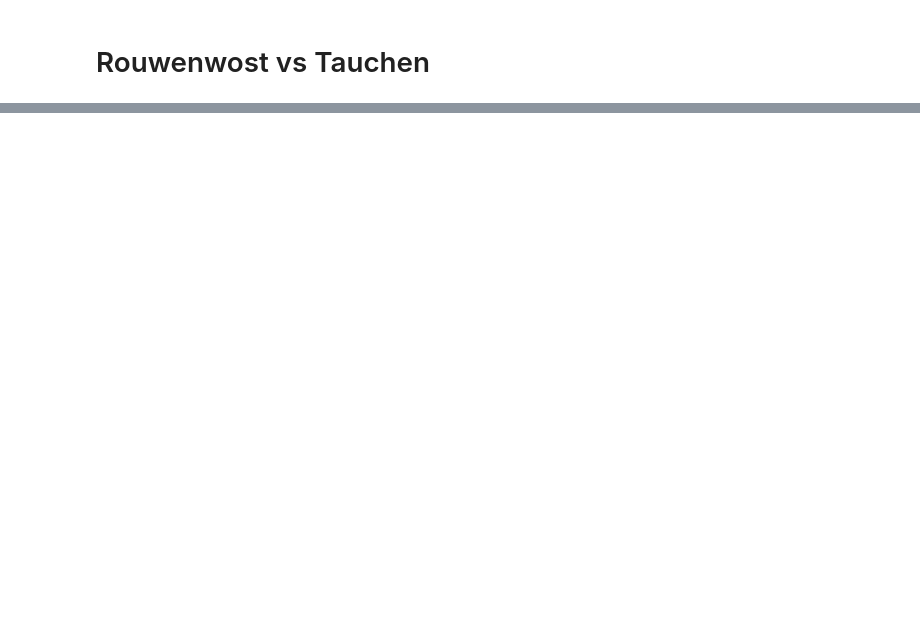
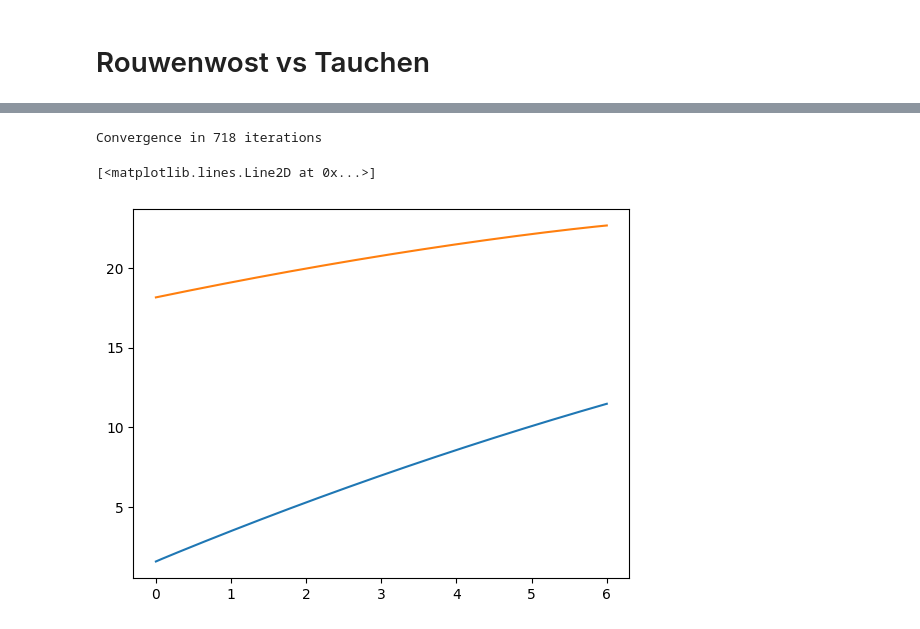
Before and after one commit to marcdelabarrera/14_462, a Jupyter notebook: recitation_2/recitation_2.ipynb, the cells around one changed output, grey strips where cells are left out. Drawn from its saved outputs; the diff is of its cells as text; code cells hidden in the pictures; blank space fills up the shorter version.

```diff
--- a/recitation_2/recitation_2.ipynb
+++ b/recitation_2/recitation_2.ipynb
@@ -58,0 +100,27 @@ Tauchen           4.393
+# %%
+a_grid, y_grid = np.meshgrid(a_states, y_states)
+a_grid, y_grid = a_grid.reshape(-1,1),y_grid.reshape(-1,1)
+# %%
+def u(c):
+    return jnp.where(c>0, jnp.log(c), -1e10)
+# %%
+def update_v(v_next, it):
+    v = jnp.max(u((1+r)*a_grid+y_grid-a_states.T)+beta*jnp.repeat(transition_matrix@v_next.reshape(n_y, n_a),n_a, axis=0),axis=1,keepdims=True)
+    return v, jnp.sum((v-v_next)**2), it+1
+
+def policy_function(v_next):
+    return a_states[jnp.argmax(u((1+r)*a_grid+y_grid-a_states.T)+beta*jnp.repeat(transition_matrix@v_next.reshape(n_y, n_a),n_a, axis=0),axis=1,keepdims=True)]
+# %%
+v0 = np.zeros_like(a_grid)
+
+v, error, it = jax.lax.while_loop(cond_fun = lambda x: x[1]>1e-4, body_fun = lambda x: update_v(x[0],x[2]), init_val = (v0, 1,0))
+print(f'Convergence in {it} iterations')
+policy = policy_function(v)
+# %% [output]
+Convergence in 718 iterations
+# %%
+plt.plot(a_states, v.reshape(n_y, n_a)[0])
+plt.plot(a_states, v.reshape(n_y, n_a)[-1])
+# %% [output]
+[<matplotlib.lines.Line2D at 0x...>]
+[figure, added]
```
Also changed, not shown: parts of 43 cells of this notebook, 4 other files.
